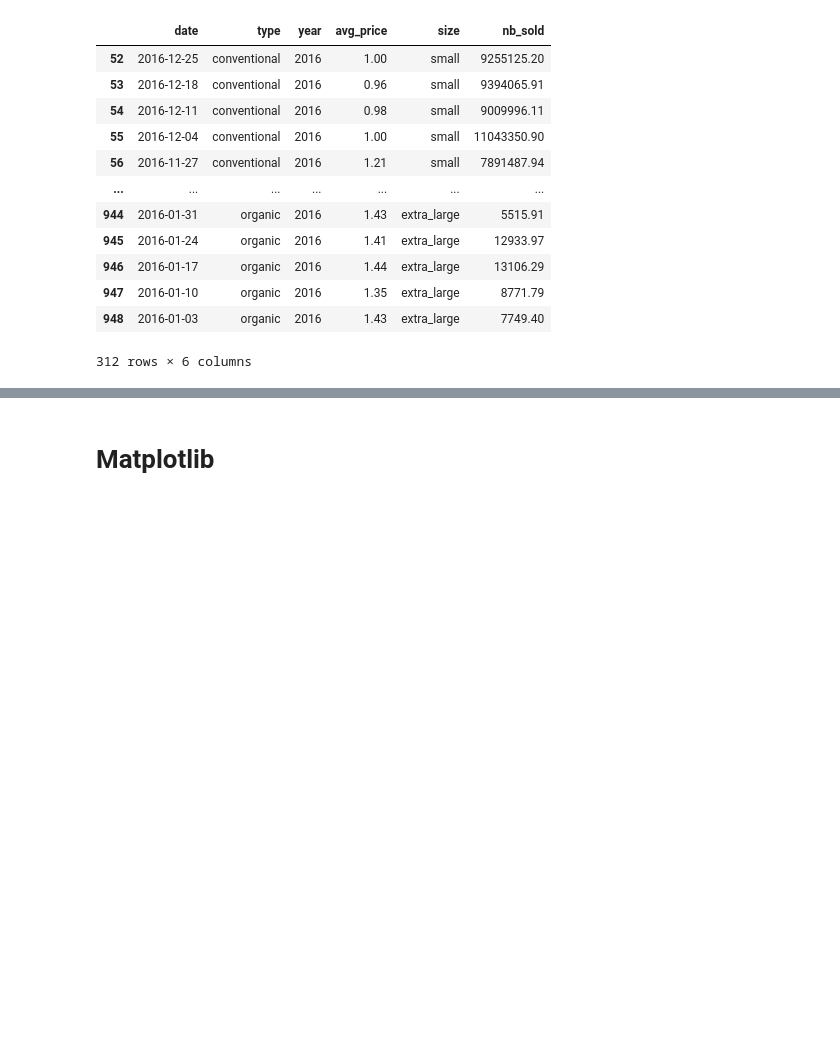
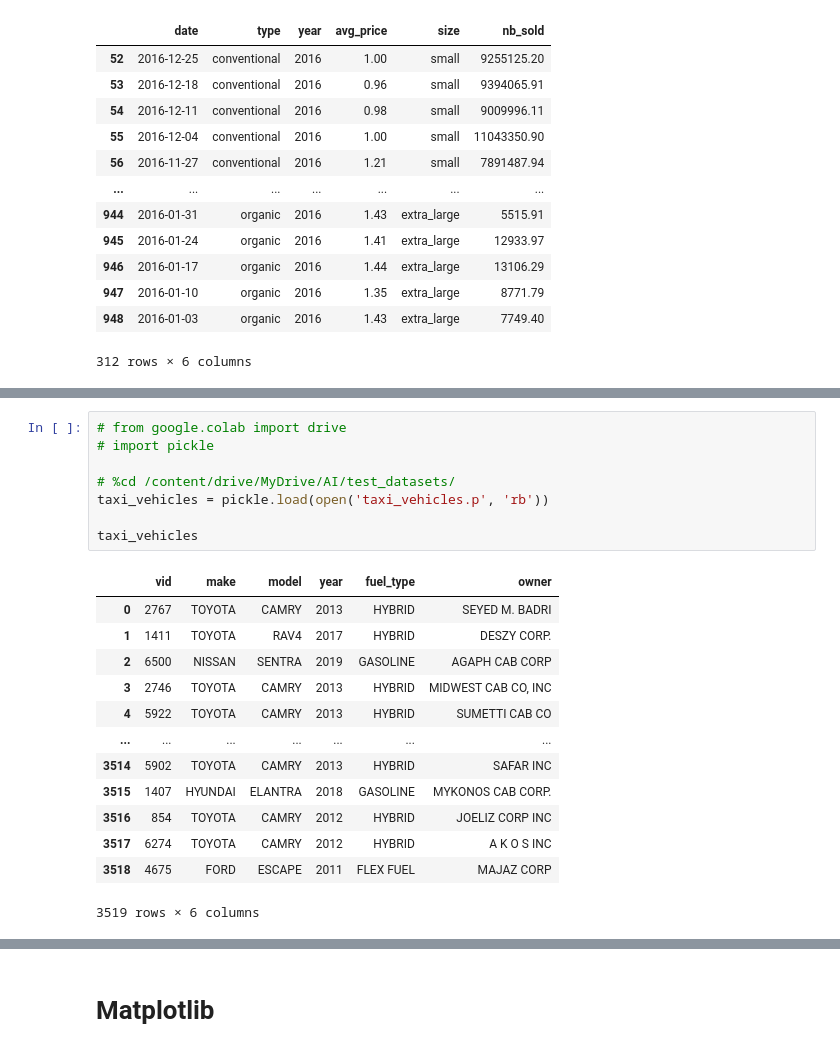
Before and after one commit to ia234/Python_23, a Jupyter notebook: Python_Cheat_Sheet_2023.ipynb, the cells around one changed output, grey strips where cells are left out. Cells and saved outputs as stored; diff of their text form; blank space fills up the shorter version.

```diff
--- a/Python_Cheat_Sheet_2023.ipynb
+++ b/Python_Cheat_Sheet_2023.ipynb
@@ -2791,0 +2810,22 @@ avocados_2016.dropna()
+# %%
+# from google.colab import drive
+# import pickle
+
+# %cd /content/drive/MyDrive/AI/test_datasets/
+taxi_vehicles = pickle.load(open('taxi_vehicles.p', 'rb'))
+
+taxi_vehicles
+# %% [output]
+|  | vid | make | model | year | fuel_type | owner |
+| 0 | 2767 | TOYOTA | CAMRY | 2013 | HYBRID | SEYED M. BADRI |
+| 1 | 1411 | TOYOTA | RAV4 | 2017 | HYBRID | DESZY CORP. |
+| 2 | 6500 | NISSAN | SENTRA | 2019 | GASOLINE | AGAPH CAB CORP |
+| 3 | 2746 | TOYOTA | CAMRY | 2013 | HYBRID | MIDWEST CAB CO, INC |
+| 4 | 5922 | TOYOTA | CAMRY | 2013 | HYBRID | SUMETTI CAB CO |
+| ... | ... | ... | ... | ... | ... | ... |
+| 3514 | 5902 | TOYOTA | CAMRY | 2013 | HYBRID | SAFAR INC |
+| 3515 | 1407 | HYUNDAI | ELANTRA | 2018 | GASOLINE | MYKONOS CAB CORP. |
+| 3516 | 854 | TOYOTA | CAMRY | 2012 | HYBRID | JOELIZ CORP INC |
+| 3517 | 6274 | TOYOTA | CAMRY | 2012 | HYBRID | A K O S INC |
+| 3518 | 4675 | FORD | ESCAPE | 2011 | FLEX FUEL | MAJAZ CORP |
+3519 rows × 6 columns
```
Also changed, not shown: parts of 4 cells of this notebook.
